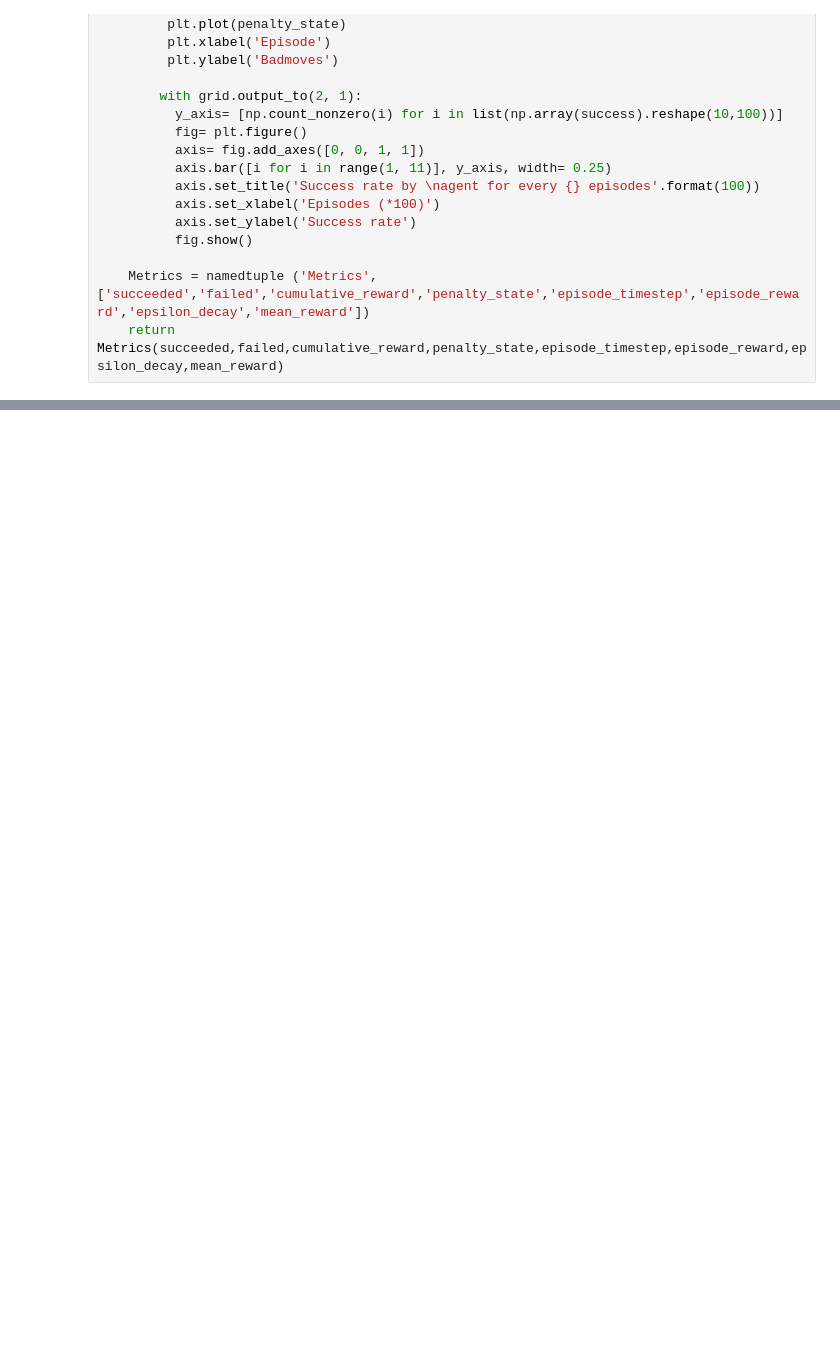
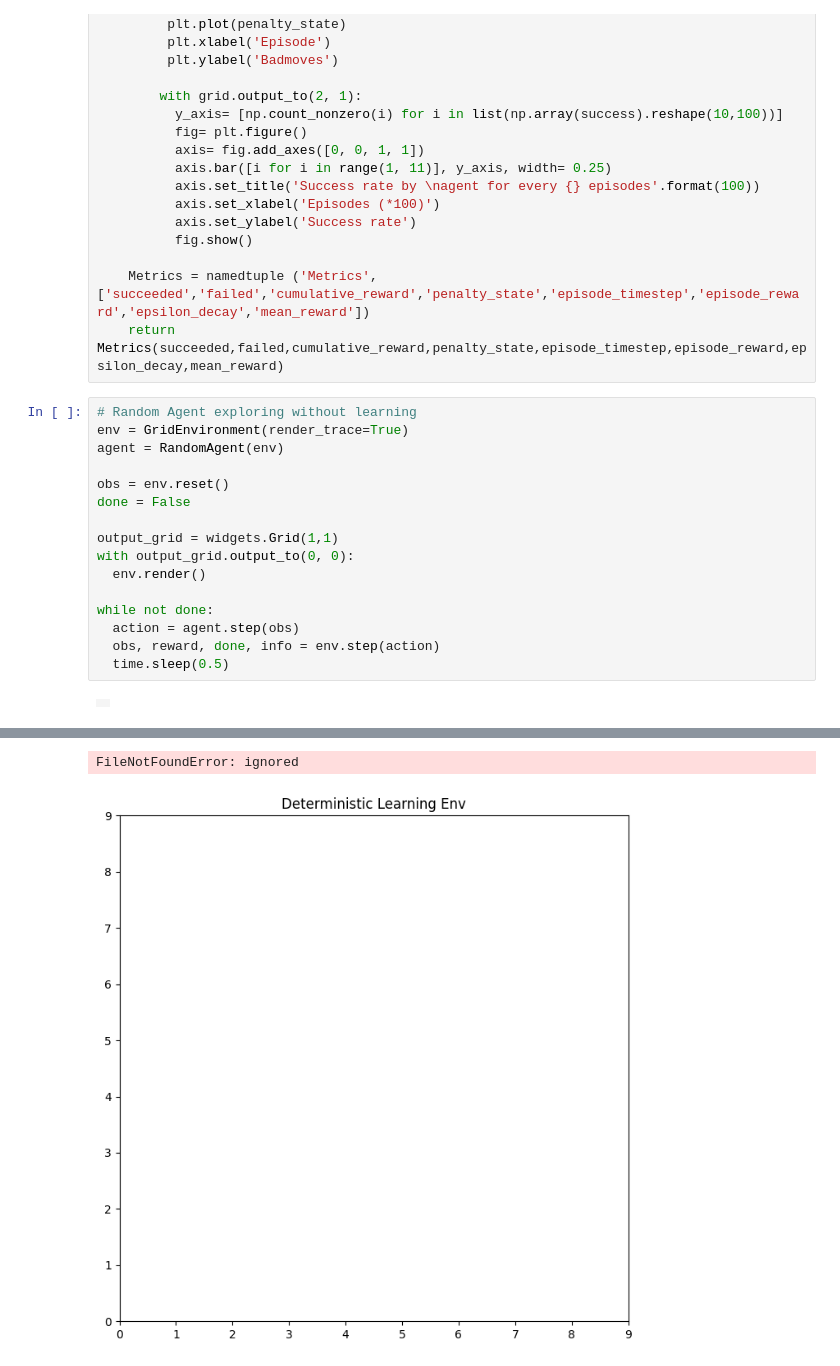
Before and after one commit to pratayyy/Guess-my-number-game, a Jupyter notebook: mindwise.ipynb, the cells around one changed output, grey strips where cells are left out. Saved outputs shown, nothing was run; the diff lists cells and outputs as text; blank space fills up the shorter version.

Commit message:
testing the agent without learning

```diff
--- a/mindwise.ipynb
+++ b/mindwise.ipynb
@@ -546,3 +546,21 @@ class Simulator:
 
     Metrics = namedtuple ('Metrics',['succeeded','failed','cumulative_reward','penalty_state','episode_timestep','episode_reward','epsilon_decay','mean_reward'])
     return Metrics(succeeded,failed,cumulative_reward,penalty_state,episode_timestep,episode_reward,epsilon_decay,mean_reward)
+# %%
+# Random Agent exploring without learning
+env = GridEnvironment(render_trace=True)
+agent = RandomAgent(env)
+
+obs = env.reset()
+done = False
+
+output_grid = widgets.Grid(1,1)
+with output_grid.output_to(0, 0):
+  env.render()
+
+while not done:
+  action = agent.step(obs)
+  obs, reward, done, info = env.step(action)
+  time.sleep(0.5)
+# %% [output]
+|  |
@@ -548,0 +571,2 @@ class Simulator:
+FileNotFoundError: ignored
+[figure, added]
```
Also changed, not shown: parts of 1 cell of this notebook.
